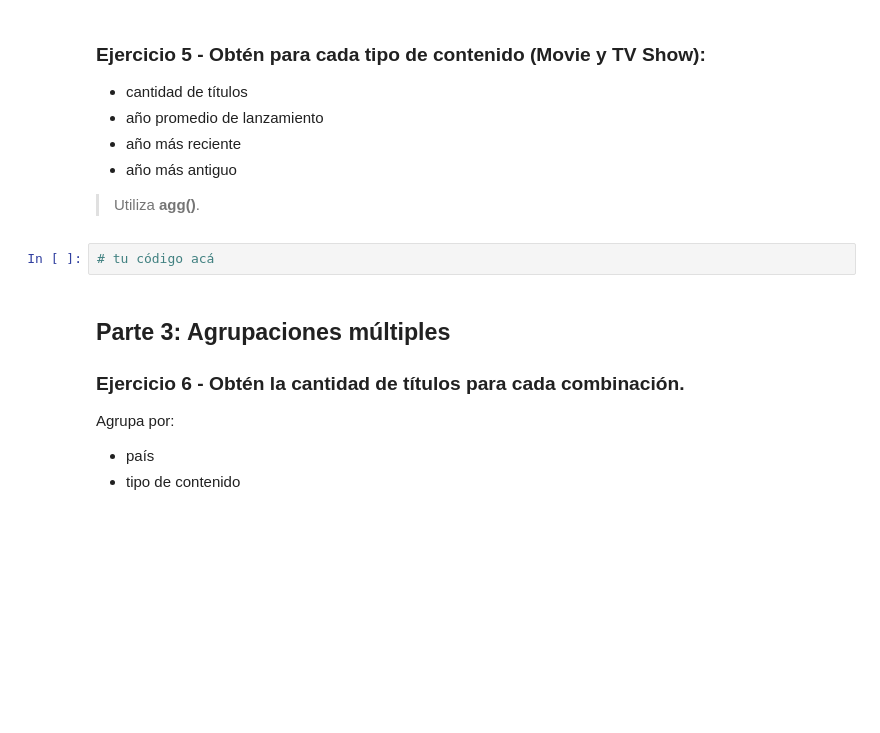
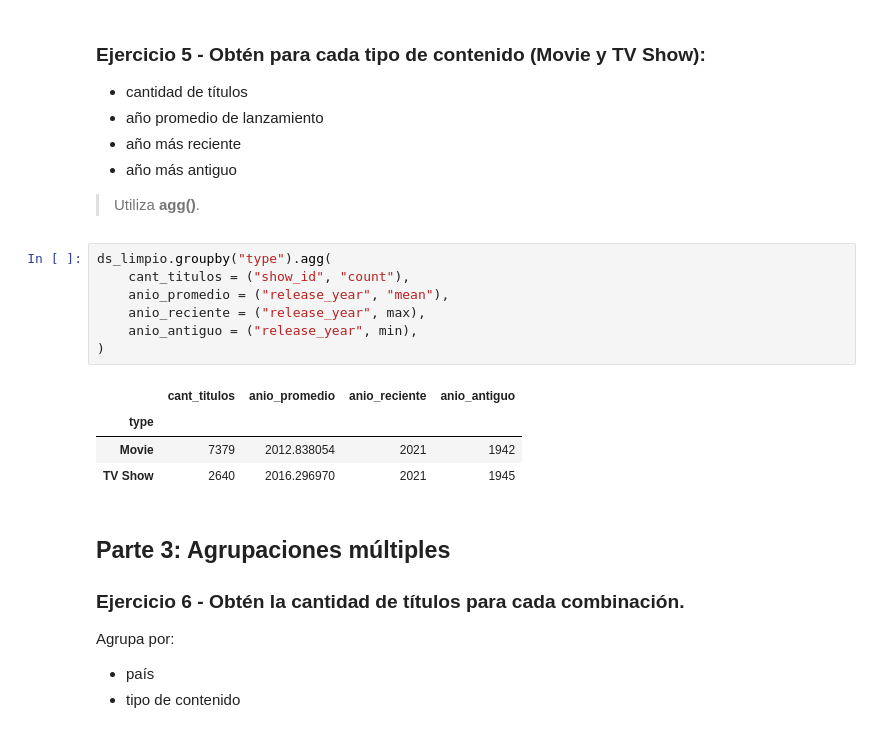
Before and after one commit to danischulday/data-analysis-course, a Jupyter notebook: modulo-3-transformacion/clase-10/practica/notebook.ipynb, the cells around one changed output. Saved outputs shown, nothing was run; the diff lists cells and outputs as text; blank space fills up the shorter version.

```diff
--- a/modulo-3-transformacion/clase-10/practica/notebook.ipynb
+++ b/modulo-3-transformacion/clase-10/practica/notebook.ipynb
@@ -309,8 +352,18 @@ Por ejemplo:
 - año más antiguo
 
 > Utiliza **agg()**.
-# %%
-# tu código acá
+# %%
+ds_limpio.groupby("type").agg(
+    cant_titulos = ("show_id", "count"),
+    anio_promedio = ("release_year", "mean"),
+    anio_reciente = ("release_year", max),
+    anio_antiguo = ("release_year", min),
+)
+# %% [output]
+|  | cant_titulos | anio_promedio | anio_reciente | anio_antiguo |
+| type |  |  |  |  |
+| Movie | 7379 | 2012.838054 | 2021 | 1942 |
+| TV Show | 2640 | 2016.296970 | 2021 | 1945 |
 # %% [markdown]
 ## Parte 3: Agrupaciones múltiples
 
```
Also changed, not shown: parts of 25 cells of this notebook.
